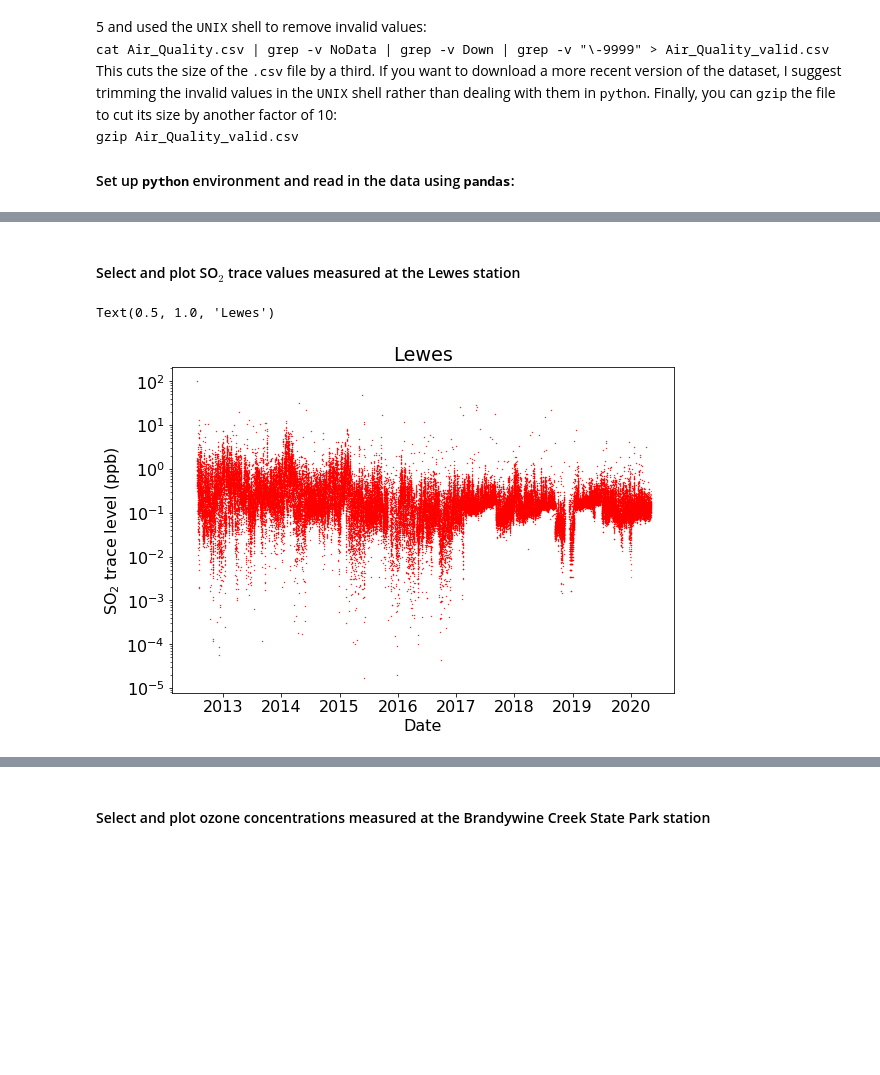
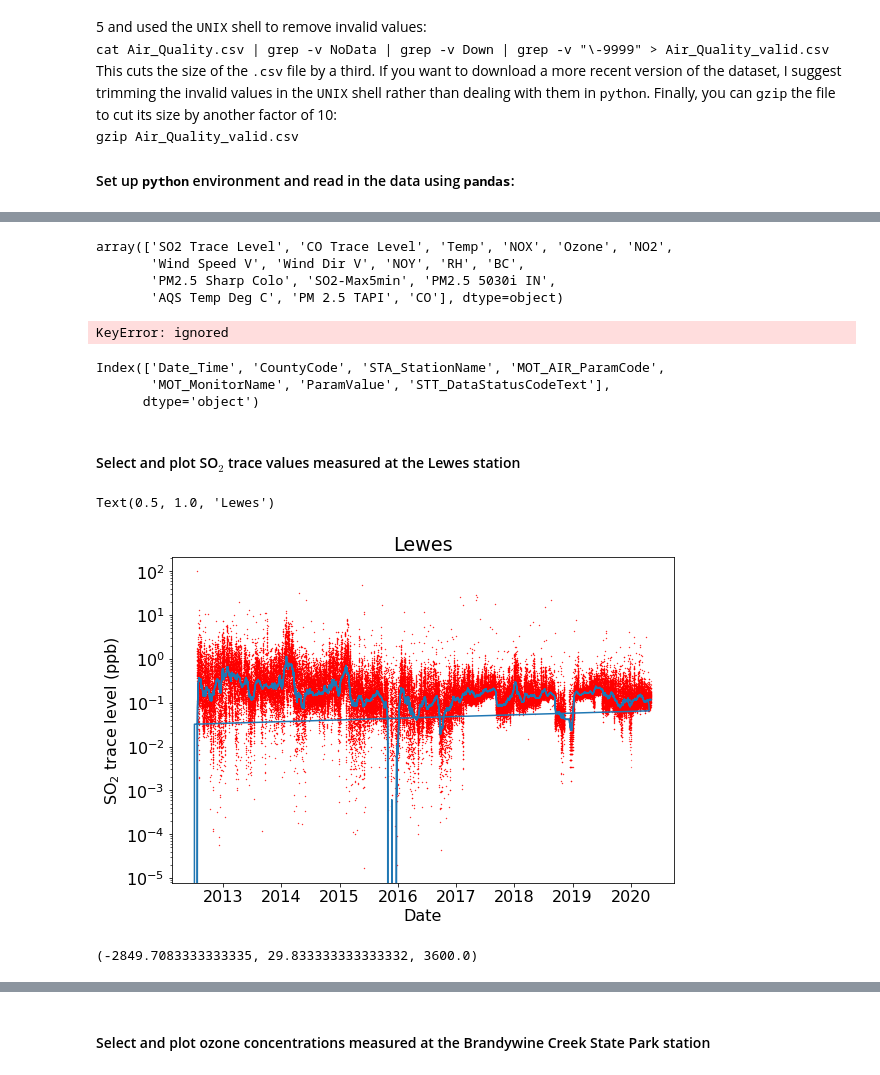
Before and after one commit to ahmadryan/COVID19hackathon, a Jupyter notebook: air_quality.ipynb, the cells around one changed output, grey strips where cells are left out. Saved outputs shown, nothing was run; the diff lists cells and outputs as text; code cells hidden in the pictures; blank space fills up the shorter version.

```diff
--- a/air_quality.ipynb
+++ b/air_quality.ipynb
@@ -15,11 +15,3 @@ This cuts the size of the <tt>.csv</tt> file by a third. If you want to download
 <tt>gzip Air_Quality_valid.csv</tt></p>
 
 #### Set up <tt>python</tt> environment and read in the data using <tt>pandas</tt>:
-# %%
-import numpy as np
-import pandas as pd
-import matplotlib.pyplot as plt
-plt.rcParams.update({"font.size" : 16}) # Make readable plots
-
-airdata = pd.read_csv('Air_Quality_valid.csv.gz', parse_dates=['Date_Time'], \
-                      engine='c', compression='gzip')
@@ -57,14 +381,32 @@ Available measurements: ['SO2 Trace Level' 'CO Trace Level' 'Temp' 'NOX' 'Ozone'
+# %%
+airdata['MOT_MonitorName'].unique()
+# %% [output]
+array(['SO2 Trace Level', 'CO Trace Level', 'Temp', 'NOX', 'Ozone', 'NO2',
+       'Wind Speed V', 'Wind Dir V', 'NOY', 'RH', 'BC',
+       'PM2.5 Sharp Colo', 'SO2-Max5min', 'PM2.5 5030i IN',
+       'AQS Temp Deg C', 'PM 2.5 TAPI', 'CO'], dtype=object)
+# %%
+plt.plot(Lewes['Wind Dir V'][-1000:], marker='.', ls=None)
+# %% [output]
+KeyError: ignored
+# %%
+Lewes_SO2.keys()
+# %% [output]
+Index(['Date_Time', 'CountyCode', 'STA_StationName', 'MOT_AIR_ParamCode',
+       'MOT_MonitorName', 'ParamValue', 'STT_DataStatusCodeText'],
+      dtype='object')
 # %% [markdown]
 #### Select and plot SO$_2$ trace values measured at the Lewes station
 # %%
 Lewes_SO2 = airdata[(airdata['STA_StationName'] == 'Lewes') & \
                     (airdata['MOT_MonitorName'] == 'SO2 Trace Level')]
 
 plt.figure(figsize=(9,6))
-plt.semilogy(Lewes_SO2['Date_Time'], Lewes_SO2['ParamValue'], 'r.', markersize=0.5)
+plt.semilogy(Lewes_SO2['ParamValue'], 'r.', markersize=0.5, label='original data')
+plt.plot(Lewes_SO2['ParamValue'].rolling(500, min_periods=1, center=True).median(), label='')
 plt.xlabel('Date')
 plt.ylabel(r"SO$_2$ trace level (ppb)")
 plt.title('Lewes')
 # %% [output]
 Text(0.5, 1.0, 'Lewes')
-[figure, old version]
+[figure, new version]
@@ -70,0 +417,4 @@ Text(0.5, 1.0, 'Lewes')
+# %%
+nanmin(dt)/(24*3600), nanmax(dt)/(24*3600), nanmedian(dt)
+# %% [output]
+(-2849.7083333333335, 29.833333333333332, 3600.0)
```
Also changed, not shown: parts of 53 cells of this notebook.
